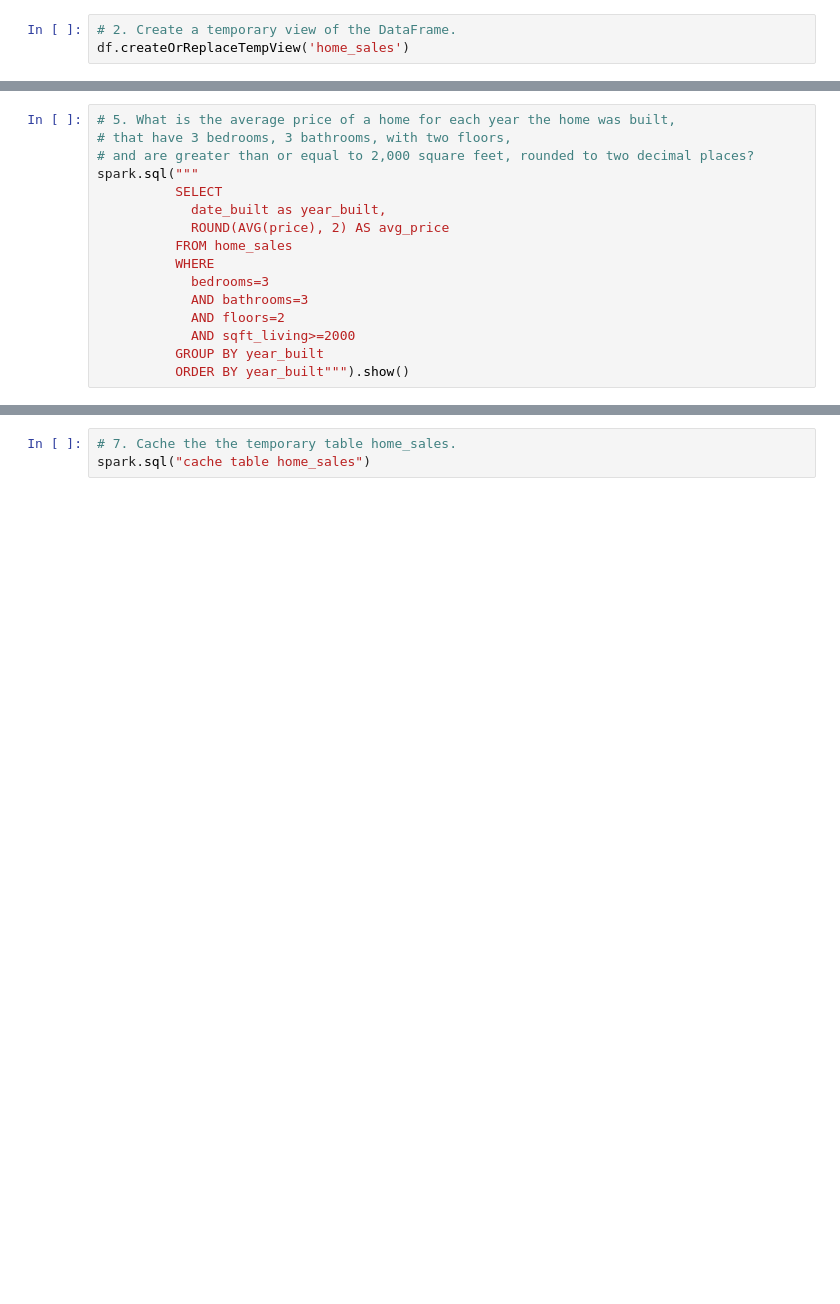
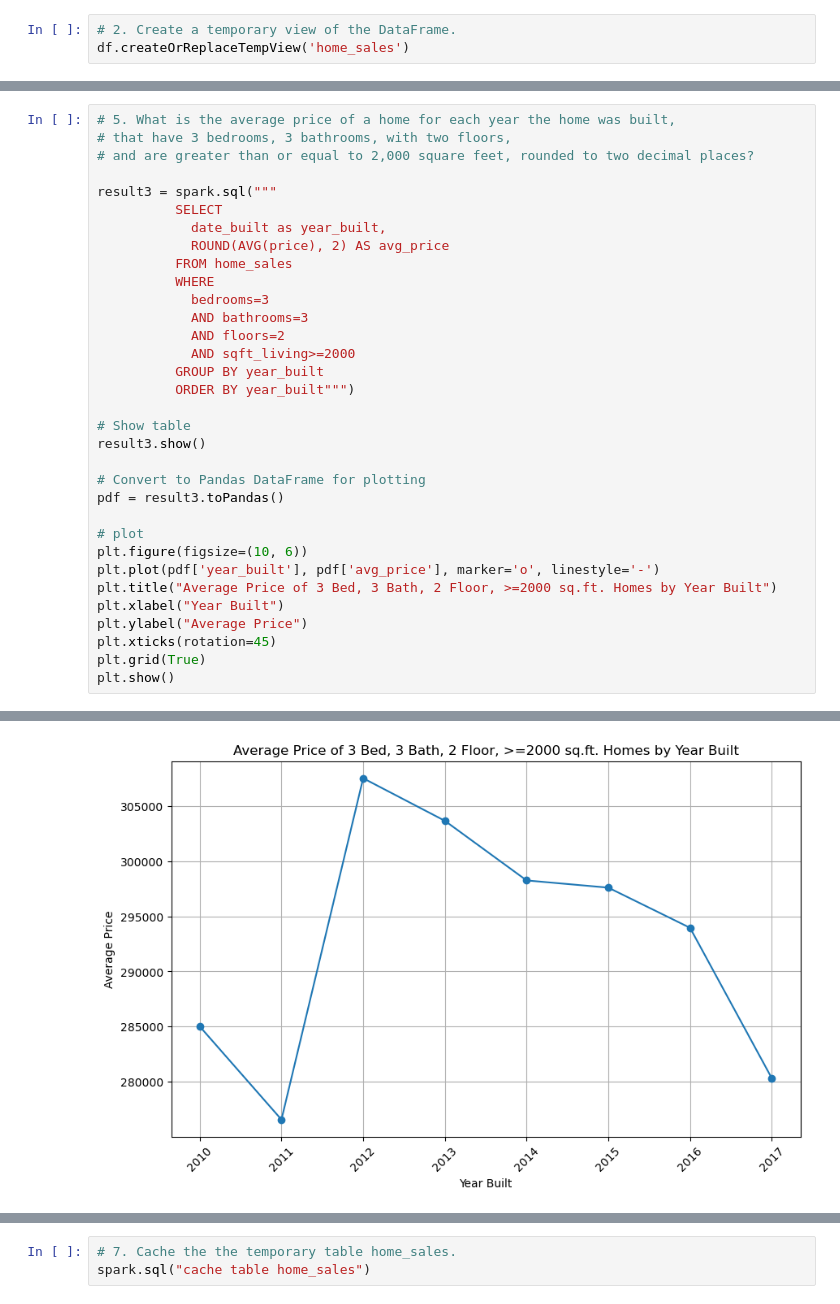
Before and after one commit to sabegg2/Home_Sales, a Jupyter notebook: Home_Sales.ipynb, the cells around one changed output, grey strips where cells are left out. Cells and saved outputs as stored; diff of their text form; blank space fills up the shorter version.

```diff
--- a/Home_Sales.ipynb
+++ b/Home_Sales.ipynb
@@ -78,32 +119,50 @@ spark.sql("""
 # %%
 # 5. What is the average price of a home for each year the home was built,
 # that have 3 bedrooms, 3 bathrooms, with two floors,
 # and are greater than or equal to 2,000 square feet, rounded to two decimal places?
-spark.sql("""
+
+result3 = spark.sql("""
           SELECT
             date_built as year_built,
             ROUND(AVG(price), 2) AS avg_price
           FROM home_sales
           WHERE
             bedrooms=3
             AND bathrooms=3
             AND floors=2
             AND sqft_living>=2000
           GROUP BY year_built
-          ORDER BY year_built""").show()
+          ORDER BY year_built""")
+
+# Show table
+result3.show()
+
+# Convert to Pandas DataFrame for plotting
+pdf = result3.toPandas()
+
+# plot
+plt.figure(figsize=(10, 6))
+plt.plot(pdf['year_built'], pdf['avg_price'], marker='o', linestyle='-')
+plt.title("Average Price of 3 Bed, 3 Bath, 2 Floor, >=2000 sq.ft. Homes by Year Built")
+plt.xlabel("Year Built")
+plt.ylabel("Average Price")
+plt.xticks(rotation=45)
+plt.grid(True)
+plt.show()
 # %% [output]
 +----------+---------+
 |year_built|avg_price|
 +----------+---------+
 |      2010|285010.22|
 |      2011|276553.81|
 |      2012|307539.97|
 |      2013|303676.79|
 |      2014|298264.72|
 |      2015|297609.97|
 |      2016| 293965.1|
 |      2017|280317.58|
 +----------+---------+
+[figure, added]
 # %%
 # 6. What is the average price of a home per "view" rating, rounded to two decimal places,
 # having an average home price greater than or equal to $350,000? Order by descending view rating.
```
Also changed, not shown: parts of 7 cells of this notebook, 38 other files.
